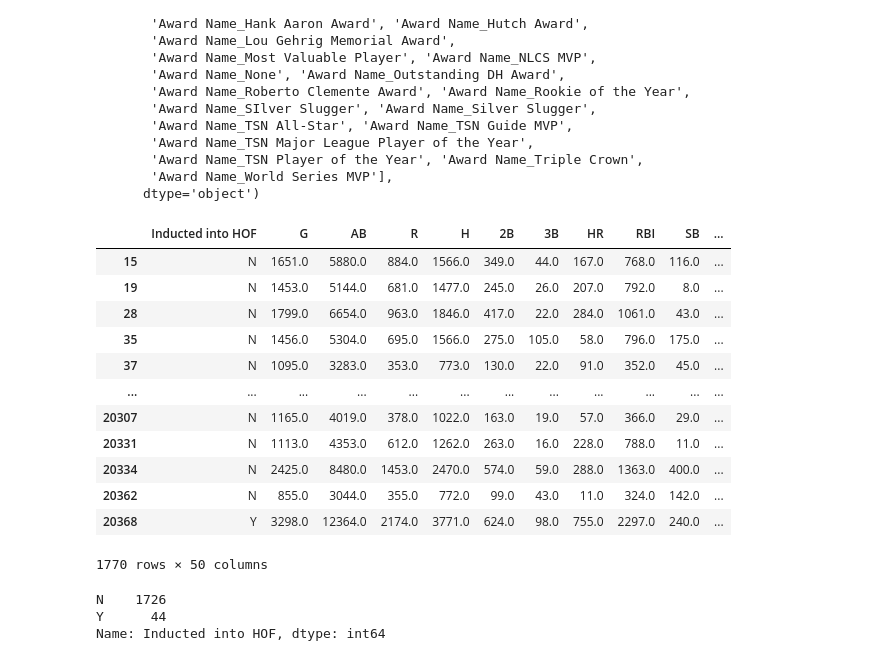
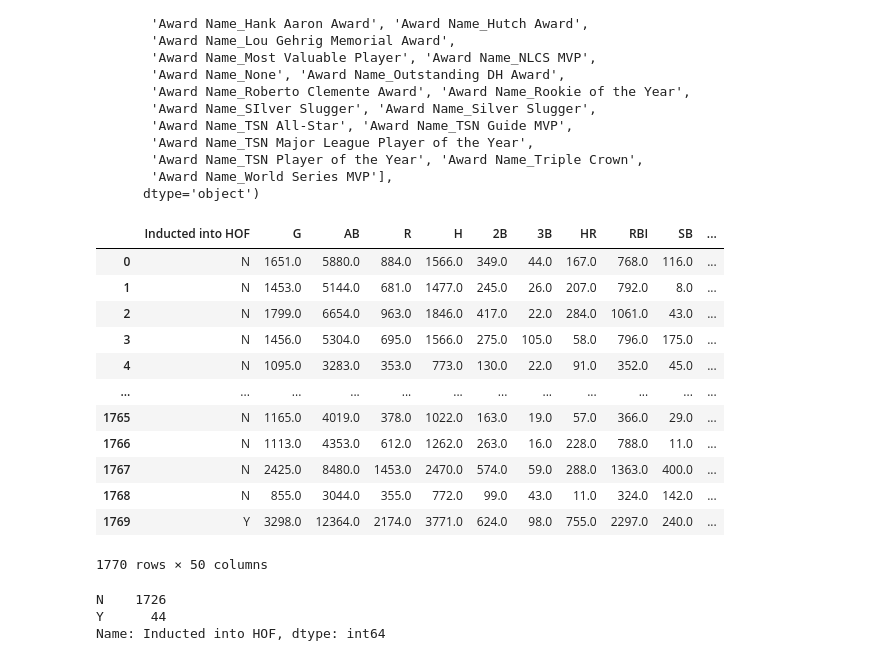
Before and after one commit to adrianm240/baseball_statcast, a Jupyter notebook: mlb_hof.ipynb, the cells around one changed output. Saved outputs shown, nothing was run; the diff lists cells and outputs as text; code cells hidden in the pictures.

Commit message:
dataframe ready for ML models.

```diff
--- a/mlb_hof.ipynb
+++ b/mlb_hof.ipynb
@@ -206,7 +206,7 @@ hof_binary_encoded
 | 20368 | 16631 | aaronha01 | Y | 3298.0 | 12364.0 | 2174.0 | 3771.0 | 624.0 | 98.0 | 755.0 | ... |
 1770 rows × 54 columns
 # %%
-final_hof_df = hof_binary_encoded.drop(['index', 'Player ID', 'MLB Debut', 'Final MLB Game'], axis=1)
+final_hof_df = hof_binary_encoded.drop(['index', 'Player ID', 'MLB Debut', 'Final MLB Game'], axis=1).reset_index(drop=True)
 # %%
 final_hof_df.columns
 # %% [output]
@@ -230,20 +230,20 @@ Index(['Inducted into HOF', 'G', 'AB', 'R', 'H', '2B', '3B', 'HR', 'RBI', 'SB',
        'Award Name_World Series MVP'],
       dtype='object')
 # %%
-final_hof_df.reset_index()
+final_hof_df
 # %% [output]
 |  | Inducted into HOF | G | AB | R | H | 2B | 3B | HR | RBI | SB | ... |
-| 15 | N | 1651.0 | 5880.0 | 884.0 | 1566.0 | 349.0 | 44.0 | 167.0 | 768.0 | 116.0 | ... |
-| 19 | N | 1453.0 | 5144.0 | 681.0 | 1477.0 | 245.0 | 26.0 | 207.0 | 792.0 | 8.0 | ... |
-| 28 | N | 1799.0 | 6654.0 | 963.0 | 1846.0 | 417.0 | 22.0 | 284.0 | 1061.0 | 43.0 | ... |
-| 35 | N | 1456.0 | 5304.0 | 695.0 | 1566.0 | 275.0 | 105.0 | 58.0 | 796.0 | 175.0 | ... |
-| 37 | N | 1095.0 | 3283.0 | 353.0 | 773.0 | 130.0 | 22.0 | 91.0 | 352.0 | 45.0 | ... |
+| 0 | N | 1651.0 | 5880.0 | 884.0 | 1566.0 | 349.0 | 44.0 | 167.0 | 768.0 | 116.0 | ... |
+| 1 | N | 1453.0 | 5144.0 | 681.0 | 1477.0 | 245.0 | 26.0 | 207.0 | 792.0 | 8.0 | ... |
+| 2 | N | 1799.0 | 6654.0 | 963.0 | 1846.0 | 417.0 | 22.0 | 284.0 | 1061.0 | 43.0 | ... |
+| 3 | N | 1456.0 | 5304.0 | 695.0 | 1566.0 | 275.0 | 105.0 | 58.0 | 796.0 | 175.0 | ... |
+| 4 | N | 1095.0 | 3283.0 | 353.0 | 773.0 | 130.0 | 22.0 | 91.0 | 352.0 | 45.0 | ... |
 | ... | ... | ... | ... | ... | ... | ... | ... | ... | ... | ... | ... |
-| 20307 | N | 1165.0 | 4019.0 | 378.0 | 1022.0 | 163.0 | 19.0 | 57.0 | 366.0 | 29.0 | ... |
-| 20331 | N | 1113.0 | 4353.0 | 612.0 | 1262.0 | 263.0 | 16.0 | 228.0 | 788.0 | 11.0 | ... |
-| 20334 | N | 2425.0 | 8480.0 | 1453.0 | 2470.0 | 574.0 | 59.0 | 288.0 | 1363.0 | 400.0 | ... |
-| 20362 | N | 855.0 | 3044.0 | 355.0 | 772.0 | 99.0 | 43.0 | 11.0 | 324.0 | 142.0 | ... |
-| 20368 | Y | 3298.0 | 12364.0 | 2174.0 | 3771.0 | 624.0 | 98.0 | 755.0 | 2297.0 | 240.0 | ... |
+| 1765 | N | 1165.0 | 4019.0 | 378.0 | 1022.0 | 163.0 | 19.0 | 57.0 | 366.0 | 29.0 | ... |
+| 1766 | N | 1113.0 | 4353.0 | 612.0 | 1262.0 | 263.0 | 16.0 | 228.0 | 788.0 | 11.0 | ... |
+| 1767 | N | 2425.0 | 8480.0 | 1453.0 | 2470.0 | 574.0 | 59.0 | 288.0 | 1363.0 | 400.0 | ... |
+| 1768 | N | 855.0 | 3044.0 | 355.0 | 772.0 | 99.0 | 43.0 | 11.0 | 324.0 | 142.0 | ... |
+| 1769 | Y | 3298.0 | 12364.0 | 2174.0 | 3771.0 | 624.0 | 98.0 | 755.0 | 2297.0 | 240.0 | ... |
 1770 rows × 50 columns
 # %%
 # Create our features
```
